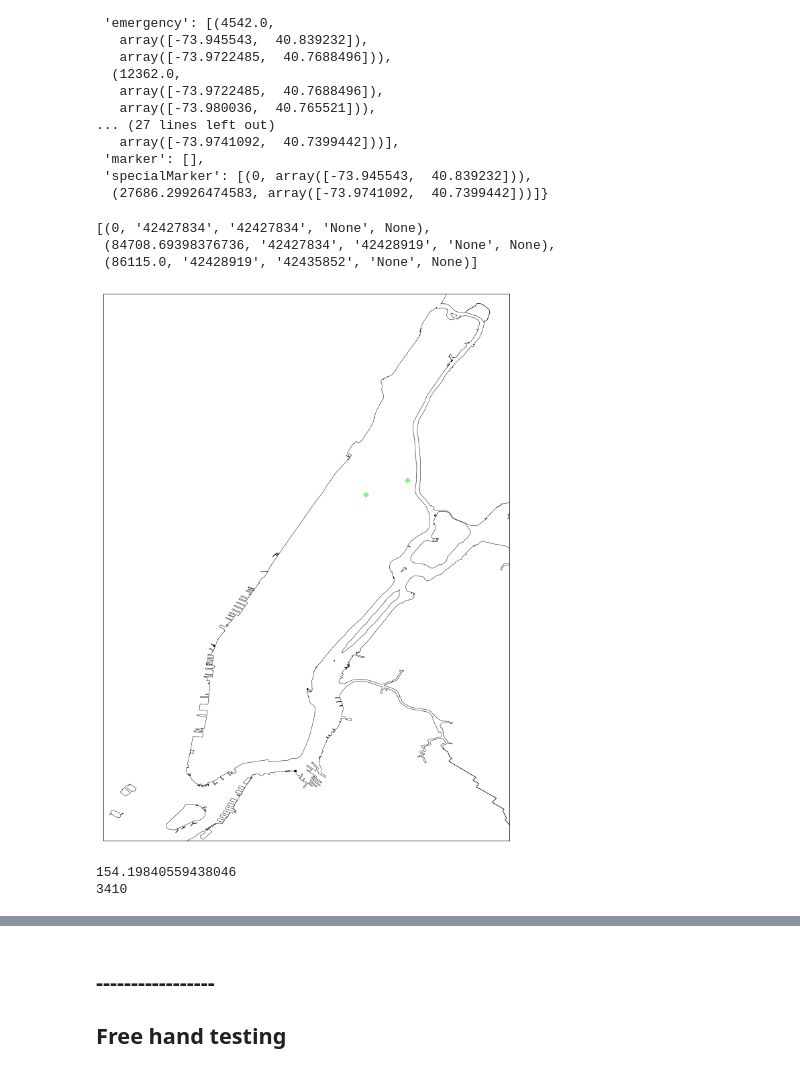
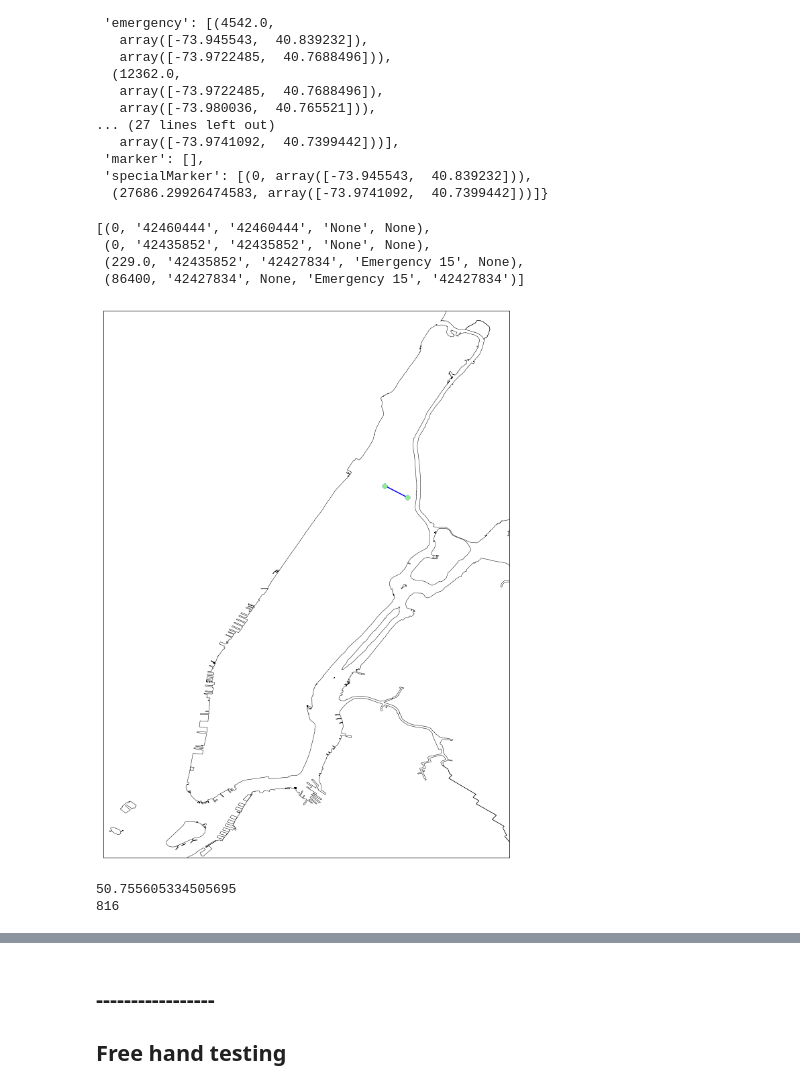
Before and after one commit to yamilbknsu/ems-ny-data, a Jupyter notebook: StatisticsDisplay2.ipynb, the cells around one changed output, grey strips where cells are left out. Drawn from its saved outputs; the diff is of its cells as text; code cells hidden in the pictures.

```diff
--- a/StatisticsDisplay2.ipynb
+++ b/StatisticsDisplay2.ipynb
@@ -657,22 +657,24 @@ loadVehicleRelocations(statistics[1]['Ambulance 2']['Record'], nodes_with_boroug
  'specialMarker': [(0, array([-73.945543,  40.839232])),
   (27686.29926474583, array([-73.9741092,  40.7399442]))]}
 # %%
-statistics[1]['Ambulance 1154']['Record']
+statistics[1]['Ambulance 68']['Record']
 # %% [output]
-[(0, '42427834', '42427834', 'None', None),
- (84708.69398376736, '42427834', '42428919', 'None', None),
- (86115.0, '42428919', '42435852', 'None', None)]
+[(0, '42460444', '42460444', 'None', None),
+ (0, '42435852', '42435852', 'None', None),
+ (229.0, '42435852', '42427834', 'Emergency 15', None),
+ (86400, '42427834', None, 'Emergency 15', '42427834')]
 # %%
-with open('D:/FTP results/New Model/friday_SBRDAStatic_0_0.7_0.05_HRDemand_355ALS802BLS_86400_0_8_864000_60_1_1e-06_2160_1200_800_3600.pickle', 'rb') as f:
+# CHECK friday_SBRDA_0_0.65_0.05_HRDemand_355ALS802BLS_86400_0_8_864000_60_1_1e-06_2160_1200_600_3600.pickle FOR (229.0, '42435852', '42427834', 'Emergency 15', None) AMBULANCE 68
+with open('D:/FTP results/Only Borough 1/friday_SBRDA_0_0.65_0.05_HRDemand_355ALS802BLS_86400_0_8_864000_60_1_1e-06_2160_1200_600_3600.pickle', 'rb') as f:
     statistics = pickle.load(f)
-buildRelocationMap(loadVehicleRelocations(statistics[1]['Ambulance 1154']['Record'], nodes_with_borough))
+buildRelocationMap(loadVehicleRelocations(statistics[1]['Ambulance 68']['Record'], nodes_with_borough))
 # %% [output]
-[figure, old version]
+[figure, new version]
 # %%
 def SurvivalFunction(response_times):
         return (1 + np.exp(0.679 + .262 * response_times)) ** -1
 print(sum([SurvivalFunction(d[1]/60) for d in statistics[0]['HSresponseTime'].data]))
 print(statistics[0]['EmergenciesServed'].data)
 # %% [output]
-154.19840559438046
-3410
+50.755605334505695
+816
```
Also changed, not shown: parts of 11 cells of this notebook, 3 other files.
